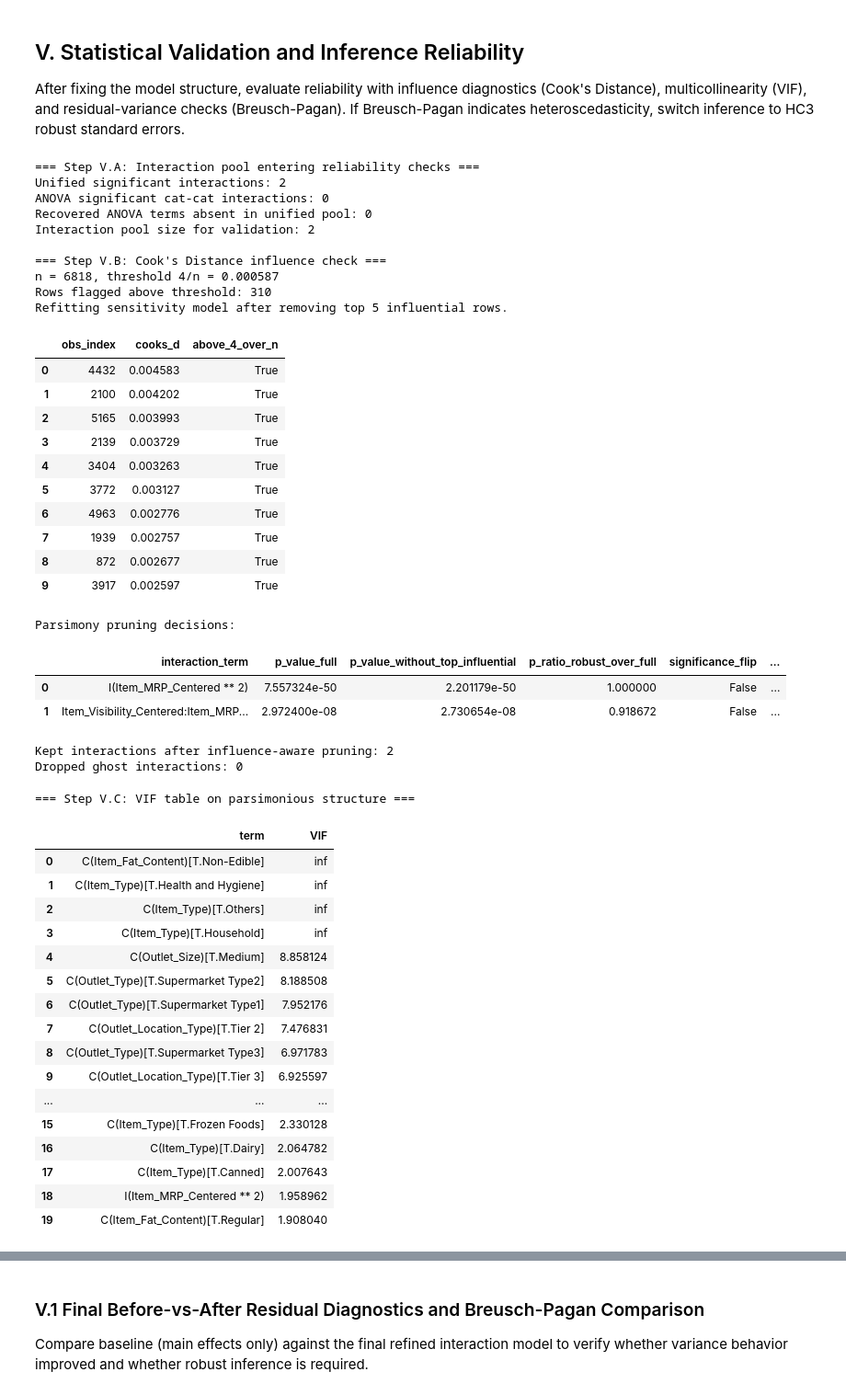
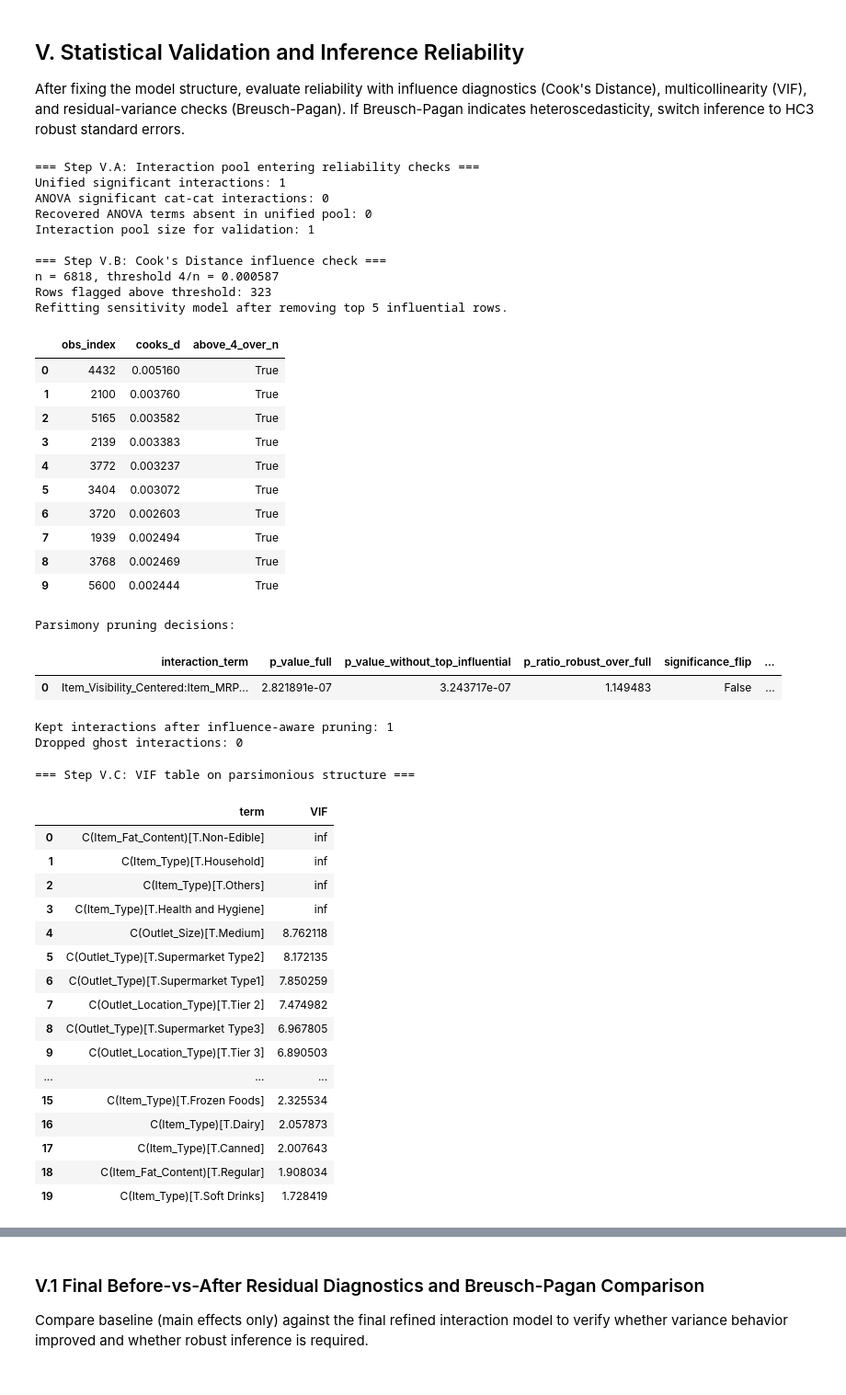
Before and after one commit to baobean/CSC14005-Lab2, a Jupyter notebook: Model/interaction term model.ipynb, the cells around one changed output, grey strips where cells are left out. Shown at 92% size. Drawn from its saved outputs; the diff is of its cells as text; code cells hidden in the pictures.

```diff
--- a/Model/interaction term model.ipynb
+++ b/Model/interaction term model.ipynb
@@ -1310,11 +1249,6 @@ print(f'Interaction pool size for validation: {len(interaction_pool)}')
 # Enforce hierarchy for structural model under validation.
 structure_main = set(main_cont_terms + main_cat_terms)
 for term in interaction_pool:
-    if 'I(' in term and '** 2)' in term:
-        part = term.replace('I(', '').replace(' ** 2)', '')
-        if part in main_cont_terms or part in main_cat_terms:
-            structure_main.add(part)
-        continue
     for part in [x.strip() for x in term.split(':')]:
         if part in main_cont_terms or part in main_cat_terms:
             structure_main.add(part)
@@ -1417,11 +1351,6 @@ print(f'Dropped ghost interactions: {len(dropped_ghost_interactions)}')
 # ------------------------------------
 parsimonious_main = set(main_cont_terms + main_cat_terms)
 for term in kept_interactions_parsimonious:
-    if 'I(' in term and '** 2)' in term:
-        part = term.replace('I(', '').replace(' ** 2)', '')
-        if part in main_cont_terms or part in main_cat_terms:
-            parsimonious_main.add(part)
-        continue
     for part in [x.strip() for x in term.split(':')]:
         if part in main_cont_terms or part in main_cat_terms:
             parsimonious_main.add(part)
@@ -1518,70 +1447,69 @@ validation_diag_df = pd.DataFrame([
         'funnel_corr_abs_resid_vs_fitted': float(funnel_final),
         'BP_LM_p_value': float(bp_final[1]),
         'BP_F_p_value': float(bp_final[3])
     }
 ])
 validation_diag_df['heteroscedasticity_flag_alpha_0_05'] = np.where(
     validation_diag_df['BP_LM_p_value'] < 0.05,
     'Likely present (use robust inference)',
     'Not detected (OLS inference acceptable)'
 )
 print('Residual-variance diagnostics:')
 display(validation_diag_df)
 
 # Export final artifacts for downstream section.
 recovered_anova_cat_cat_terms = anova_cat_cat_terms
 missing_anova_terms_in_unified = missing_anova_terms
 parsimonious_interactions = kept_interactions_parsimonious
 ghost_interactions_removed = dropped_ghost_interactions
 
 print('Final refined formula used in Section V.1:')
 print(final_refined_formula)
 # %% [output]
 === Step V.A: Interaction pool entering reliability checks ===
-Unified significant interactions: 2
+Unified significant interactions: 1
 ANOVA significant cat-cat interactions: 0
 Recovered ANOVA terms absent in unified pool: 0
-Interaction pool size for validation: 2
+Interaction pool size for validation: 1
 
 === Step V.B: Cook's Distance influence check ===
 n = 6818, threshold 4/n = 0.000587
-Rows flagged above threshold: 310
+Rows flagged above threshold: 323
 Refitting sensitivity model after removing top 5 influential rows.
 |  | obs_index | cooks_d | above_4_over_n |
-| 0 | 4432 | 0.004583 | True |
-| 1 | 2100 | 0.004202 | True |
-| 2 | 5165 | 0.003993 | True |
-| 3 | 2139 | 0.003729 | True |
-| 4 | 3404 | 0.003263 | True |
-| 5 | 3772 | 0.003127 | True |
-| 6 | 4963 | 0.002776 | True |
-| 7 | 1939 | 0.002757 | True |
-| 8 | 872 | 0.002677 | True |
-| 9 | 3917 | 0.002597 | True |
+| 0 | 4432 | 0.005160 | True |
+| 1 | 2100 | 0.003760 | True |
+| 2 | 5165 | 0.003582 | True |
+| 3 | 2139 | 0.003383 | True |
+| 4 | 3772 | 0.003237 | True |
+| 5 | 3404 | 0.003072 | True |
+| 6 | 3720 | 0.002603 | True |
+| 7 | 1939 | 0.002494 | True |
+| 8 | 3768 | 0.002469 | True |
+| 9 | 5600 | 0.002444 | True |
 Parsimony pruning decisions:
 |  | interaction_term | p_value_full | p_value_without_top_influential | p_ratio_robust_over_full | significance_flip | ... |
-| 0 | I(Item_MRP_Centered ** 2) | 7.557324e-50 | 2.201179e-50 | 1.000000 | False | ... |
-| 1 | Item_Visibility_Centered:Item_MRP... | 2.972400e-08 | 2.730654e-08 | 0.918672 | False | ... |
+| 0 | Item_Visibility_Centered:Item_MRP... | 2.821891e-07 | 3.243717e-07 | 1.149483 | False | ... |
-Kept interactions after influence-aware pruning: 2
+Kept interactions after influence-aware pruning: 1
 Dropped ghost interactions: 0
 === Step V.C: VIF table on parsimonious structure ===
 |  | term | VIF |
 | 0 | C(Item_Fat_Content)[T.Non-Edible] | inf |
-| 1 | C(Item_Type)[T.Health and Hygiene] | inf |
+| 1 | C(Item_Type)[T.Household] | inf |
 | 2 | C(Item_Type)[T.Others] | inf |
-| 3 | C(Item_Type)[T.Household] | inf |
-| 4 | C(Outlet_Size)[T.Medium] | 8.858124 |
-| 5 | C(Outlet_Type)[T.Supermarket Type2] | 8.188508 |
-| 6 | C(Outlet_Type)[T.Supermarket Type1] | 7.952176 |
-| 7 | C(Outlet_Location_Type)[T.Tier 2] | 7.476831 |
-| 8 | C(Outlet_Type)[T.Supermarket Type3] | 6.971783 |
-| 9 | C(Outlet_Location_Type)[T.Tier 3] | 6.925597 |
+| 3 | C(Item_Type)[T.Health and Hygiene] | inf |
+| 4 | C(Outlet_Size)[T.Medium] | 8.762118 |
+| 5 | C(Outlet_Type)[T.Supermarket Type2] | 8.172135 |
+| 6 | C(Outlet_Type)[T.Supermarket Type1] | 7.850259 |
+| 7 | C(Outlet_Location_Type)[T.Tier 2] | 7.474982 |
+| 8 | C(Outlet_Type)[T.Supermarket Type3] | 6.967805 |
+| 9 | C(Outlet_Location_Type)[T.Tier 3] | 6.890503 |
 | ... | ... | ... |
-| 15 | C(Item_Type)[T.Frozen Foods] | 2.330128 |
-| 16 | C(Item_Type)[T.Dairy] | 2.064782 |
+| 15 | C(Item_Type)[T.Frozen Foods] | 2.325534 |
+| 16 | C(Item_Type)[T.Dairy] | 2.057873 |
 | 17 | C(Item_Type)[T.Canned] | 2.007643 |
-| 18 | I(Item_MRP_Centered ** 2) | 1.958962 |
-| 19 | C(Item_Fat_Content)[T.Regular] | 1.908040 |
+| 18 | C(Item_Fat_Content)[T.Regular] | 1.908034 |
+| 19 | C(Item_Type)[T.Soft Drinks] | 1.728419 |
 === Step V.D: Breusch-Pagan decision ===
 BP LM p-value: 0.000000
 BP F p-value: 0.000000
```
Also changed, not shown: parts of 14 cells of this notebook.
